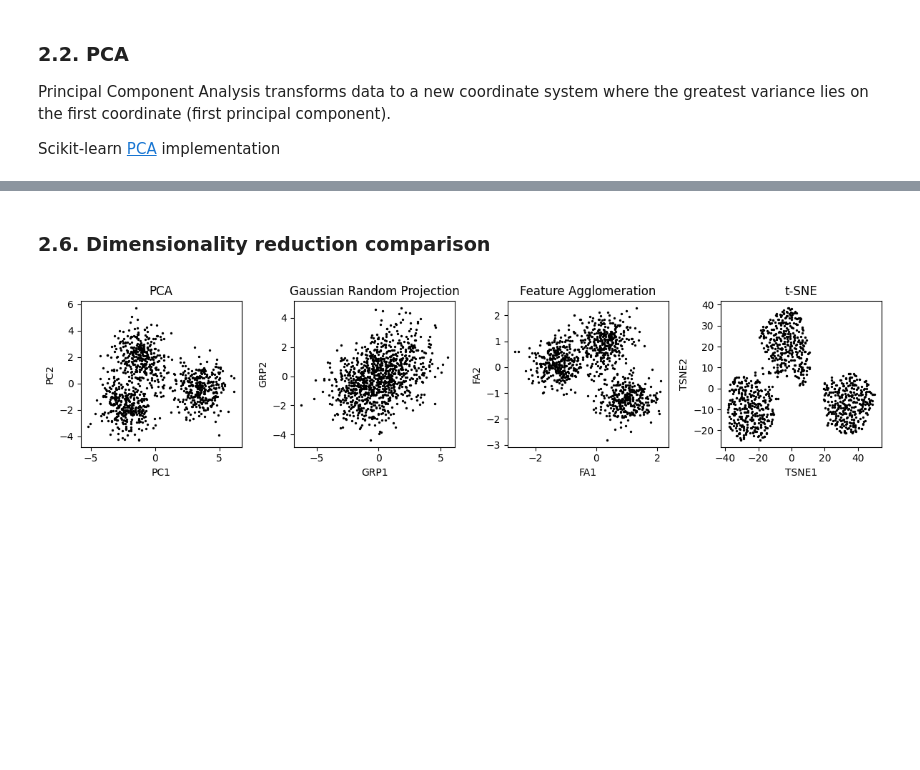
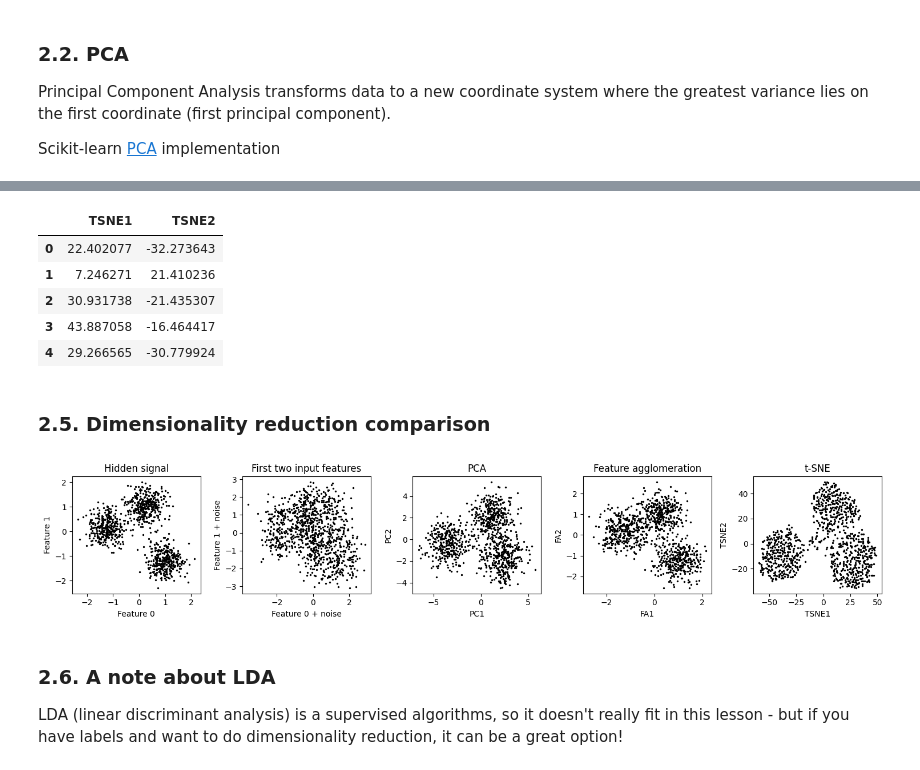
Before and after one commit to kebo0267/AI_ML_Classwork, a Jupyter notebook: class_demo/Lesson_22_demo.ipynb, the cells around one changed output, grey strips where cells are left out. Cells and saved outputs as stored; diff of their text form; code cells hidden in the pictures; blank space fills up the shorter version.

```diff
--- a/class_demo/Lesson_22_demo.ipynb
+++ b/class_demo/Lesson_22_demo.ipynb
@@ -204,7 +214,7 @@ k_range = range(1, 11)
 inertias = []
 
 for k in k_range:
-    kmeans_temp = KMeans(n_clusters=k, random_state=315, n_init=10)
+    kmeans_temp = KMeans(n_clusters=k, random_state=315)
     kmeans_temp.fit(df)
     inertias.append(kmeans_temp.inertia_)
 
@@ -280,3 +317,5 @@ plt.show()
+# %%
+output_features = 2
 # %% [markdown]
 ### 2.2. PCA
 
@@ -360,0 +407,8 @@ fa_df.head()
+# %%
+# Apply Feature Agglomeration
+fa = FeatureAgglomeration(n_clusters=output_features)
+X_fa = fa.fit_transform(noise_df)
+
+# Create FA dataframe
+fa_df = pd.DataFrame(X_fa, columns=[f'FA{i+1}' for i in range(output_features)])
+fa_df.head()
@@ -382,36 +452,61 @@ tsne_df.head()
+# %%
+# Apply t-SNE
+tsne = TSNE(n_components=output_features, method='exact', random_state=315)
+X_tsne = tsne.fit_transform(noise_df)
+
+# Create t-SNE dataframe
+tsne_df = pd.DataFrame(X_tsne, columns=[f'TSNE{i+1}' for i in range(output_features)])
+tsne_df.head()
+# %% [output]
+|  | TSNE1 | TSNE2 |
+| 0 | 22.402077 | -32.273643 |
+| 1 | 7.246271 | 21.410236 |
+| 2 | 30.931738 | -21.435307 |
+| 3 | 43.887058 | -16.464417 |
+| 4 | 29.266565 | -30.779924 |
 # %% [markdown]
-### 2.6. Dimensionality reduction comparison
+### 2.5. Dimensionality reduction comparison
 # %%
-ncols = 4
+ncols = 5
 nrows = 1
 
 fig, axes = plt.subplots(nrows=nrows, ncols=ncols, figsize=(ncols*3, nrows*3))
 
+# Input signal
+axes[0].set_title('Hidden signal')
+axes[0].scatter(df['feature_0'], df['feature_1'], c='black', s=2)
+axes[0].set_xlabel('Feature 0')
+axes[0].set_ylabel('Feature 1')
+
+# Input features
+axes[1].set_title('First two input features')
+axes[1].scatter(noise_df['feature_0_noise_0'], noise_df['feature_1_noise_0'], c='black', s=2)
+axes[1].set_xlabel('Feature 0 + noise')
+axes[1].set_ylabel('Feature 1 + noise')
+
 # PCA
-axes[0].scatter(X_pca.values[:, 0], X_pca.values[:, 1], c='black', s=2)
-axes[0].set_title('PCA')
-axes[0].set_xlabel('PC1')
-axes[0].set_ylabel('PC2')
-
-# Gaussian Random Projection
-axes[1].scatter(X_grp[:, 0], X_grp[:, 1], c='black', s=2)
-axes[1].set_title('Gaussian Random Projection')
-axes[1].set_xlabel('GRP1')
-axes[1].set_ylabel('GRP2')
+axes[2].set_title('PCA')
+axes[2].scatter(X_pca.values[:, 0], X_pca.values[:, 1], c='black', s=2)
+axes[2].set_xlabel('PC1')
+axes[2].set_ylabel('PC2')
 
 # Feature Agglomeration
-axes[2].scatter(X_fa[:, 0], X_fa[:, 1], c='black', s=2)
-axes[2].set_title('Feature Agglomeration')
-axes[2].set_xlabel('FA1')
-axes[2].set_ylabel('FA2')
+axes[3].set_title('Feature agglomeration')
+axes[3].scatter(X_fa[:, 0], X_fa[:, 1], c='black', s=2)
+axes[3].set_xlabel('FA1')
+axes[3].set_ylabel('FA2')
 
 # t-SNE
-axes[3].scatter(X_tsne[:, 0], X_tsne[:, 1], c='black', s=2)
-axes[3].set_title('t-SNE')
-axes[3].set_xlabel('TSNE1')
-axes[3].set_ylabel('TSNE2')
+axes[4].set_title('t-SNE')
+axes[4].scatter(X_tsne[:, 0], X_tsne[:, 1], c='black', s=2)
+axes[4].set_xlabel('TSNE1')
+axes[4].set_ylabel('TSNE2')
 
 plt.tight_layout()
 plt.show()
 # %% [output]
-[figure, old version]
+[figure, new version]
+# %% [markdown]
+### 2.6. A note about LDA
+
+LDA (linear discriminant analysis) is a supervised algorithms, so it doesn't really fit in this lesson - but if you have labels and want to do dimensionality reduction, it can be a great option!
```
Also changed, not shown: parts of 51 cells of this notebook, 1 other file.
